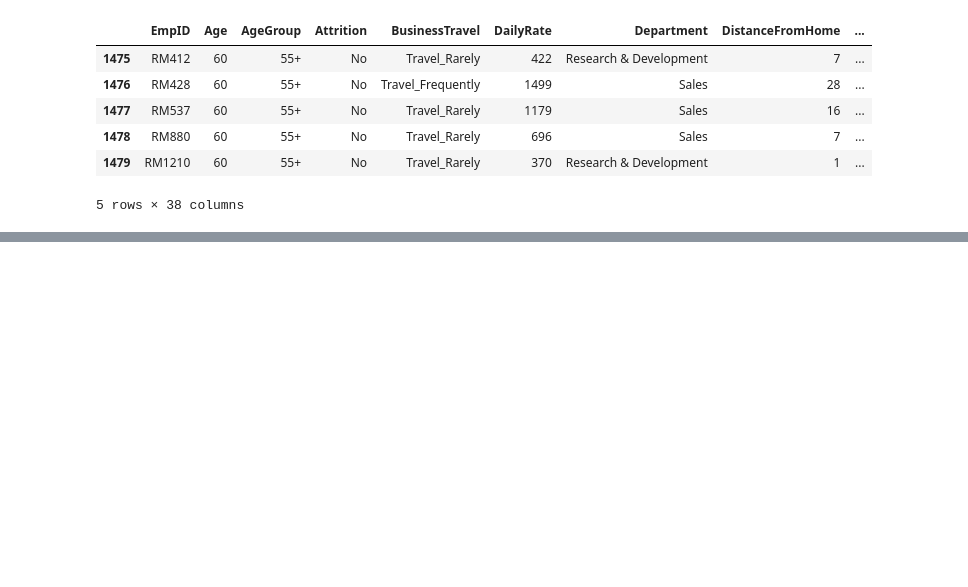
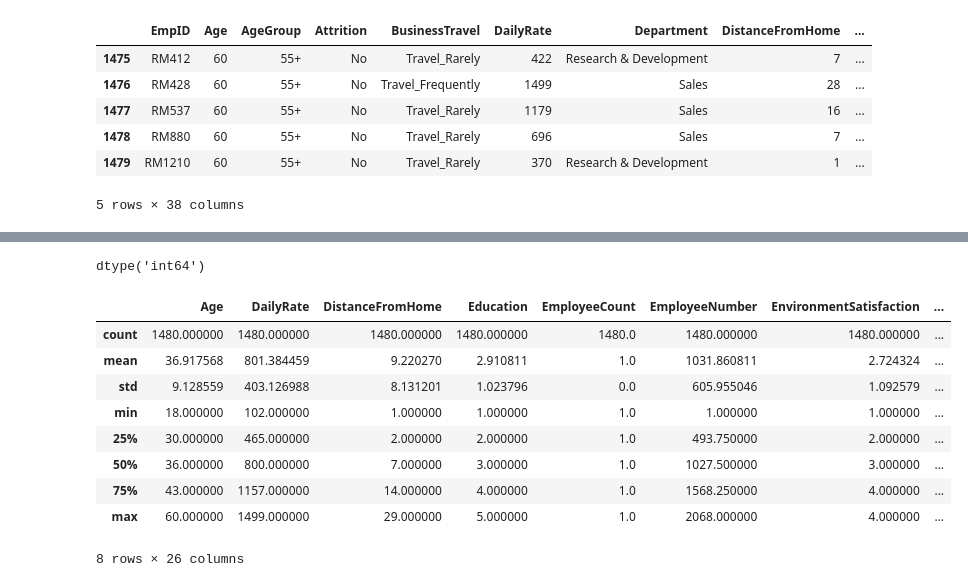
Before and after one commit to Rohit3435/HR-Analytics-PowerBI-Dashboard, a Jupyter notebook: HR_Analytics_End_to_End_Project.ipynb, the cells around one changed output, grey strips where cells are left out. Cells and saved outputs as stored; diff of their text form; code cells hidden in the pictures; blank space fills up the shorter version.

```diff
--- a/HR_Analytics_End_to_End_Project.ipynb
+++ b/HR_Analytics_End_to_End_Project.ipynb
@@ -33,0 +93,17 @@ df.tail()
+# %%
+df.YearsAtCompany.dtype
+# %% [output]
+dtype('int64')
+# %%
+df.describe()
+# %% [output]
+|  | Age | DailyRate | DistanceFromHome | Education | EmployeeCount | EmployeeNumber | EnvironmentSatisfaction | ... |
+| count | 1480.000000 | 1480.000000 | 1480.000000 | 1480.000000 | 1480.0 | 1480.000000 | 1480.000000 | ... |
+| mean | 36.917568 | 801.384459 | 9.220270 | 2.910811 | 1.0 | 1031.860811 | 2.724324 | ... |
+| std | 9.128559 | 403.126988 | 8.131201 | 1.023796 | 0.0 | 605.955046 | 1.092579 | ... |
+| min | 18.000000 | 102.000000 | 1.000000 | 1.000000 | 1.0 | 1.000000 | 1.000000 | ... |
+| 25% | 30.000000 | 465.000000 | 2.000000 | 2.000000 | 1.0 | 493.750000 | 2.000000 | ... |
+| 50% | 36.000000 | 800.000000 | 7.000000 | 3.000000 | 1.0 | 1027.500000 | 3.000000 | ... |
+| 75% | 43.000000 | 1157.000000 | 14.000000 | 4.000000 | 1.0 | 1568.250000 | 4.000000 | ... |
+| max | 60.000000 | 1499.000000 | 29.000000 | 5.000000 | 1.0 | 2068.000000 | 4.000000 | ... |
+8 rows × 26 columns
```
Also changed, not shown: parts of 4 cells of this notebook.
